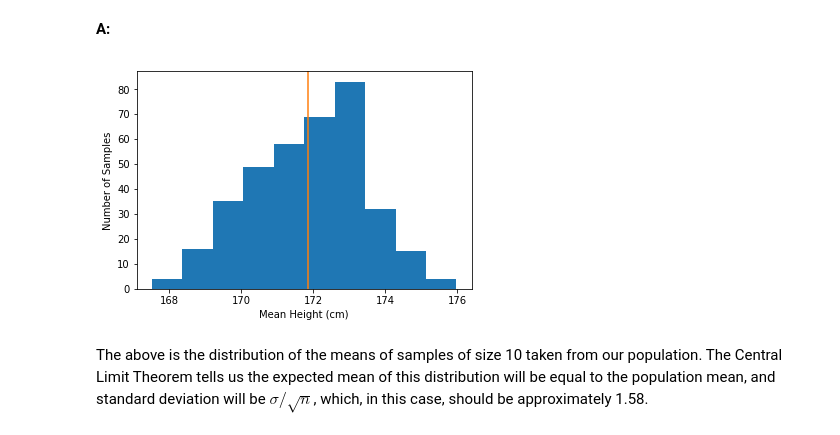
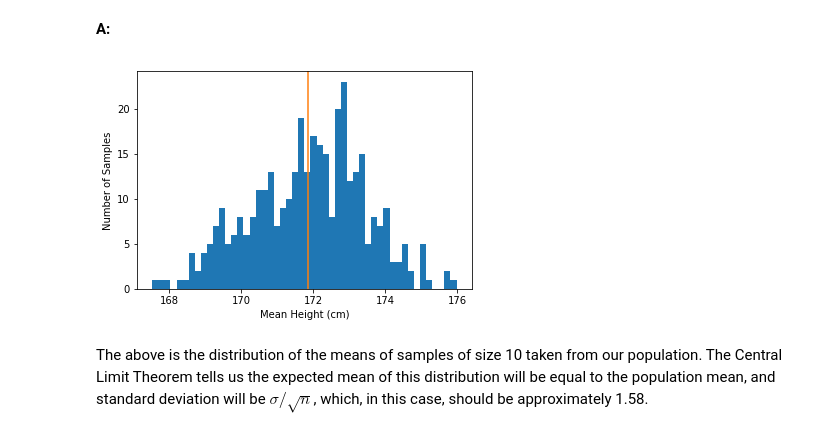
Before and after one commit to connormca12/Springboard-Projects, a Jupyter notebook: frequentist_statistics/inferential_statistics_1a-Q6.25.ipynb, the cells around one changed output. Drawn from its saved outputs; the diff is of its cells as text; code cells hidden in the pictures.

```diff
--- a/frequentist_statistics/inferential_statistics_1a-Q6.25.ipynb
+++ b/frequentist_statistics/inferential_statistics_1a-Q6.25.ipynb
@@ -216,13 +216,13 @@ seed(47)
 town_samples = pd.DataFrame({'meanheight': [townsfolk_sampler(10).mean() for i in range(365)]})
 # %%
 # Plot figure
-_ = plt.hist(town_samples.meanheight)
+_ = plt.hist(town_samples.meanheight, bins=50)
 _ = plt.axvline(town_samples.meanheight.mean(),color='C1')
 _ = plt.xlabel('Mean Height (cm)')
 _ = plt.ylabel('Number of Samples')
 plt.show()
 # %% [output]
-[figure, old version]
+[figure, new version]
 # %% [markdown]
 The above is the distribution of the means of samples of size 10 taken from our population. The Central Limit Theorem tells us the expected mean of this distribution will be equal to the population mean, and standard deviation will be $\sigma / \sqrt n$, which, in this case, should be approximately 1.58.
 # %% [markdown]
```
Also changed, not shown: parts of 8 cells of this notebook, 2 other files.
